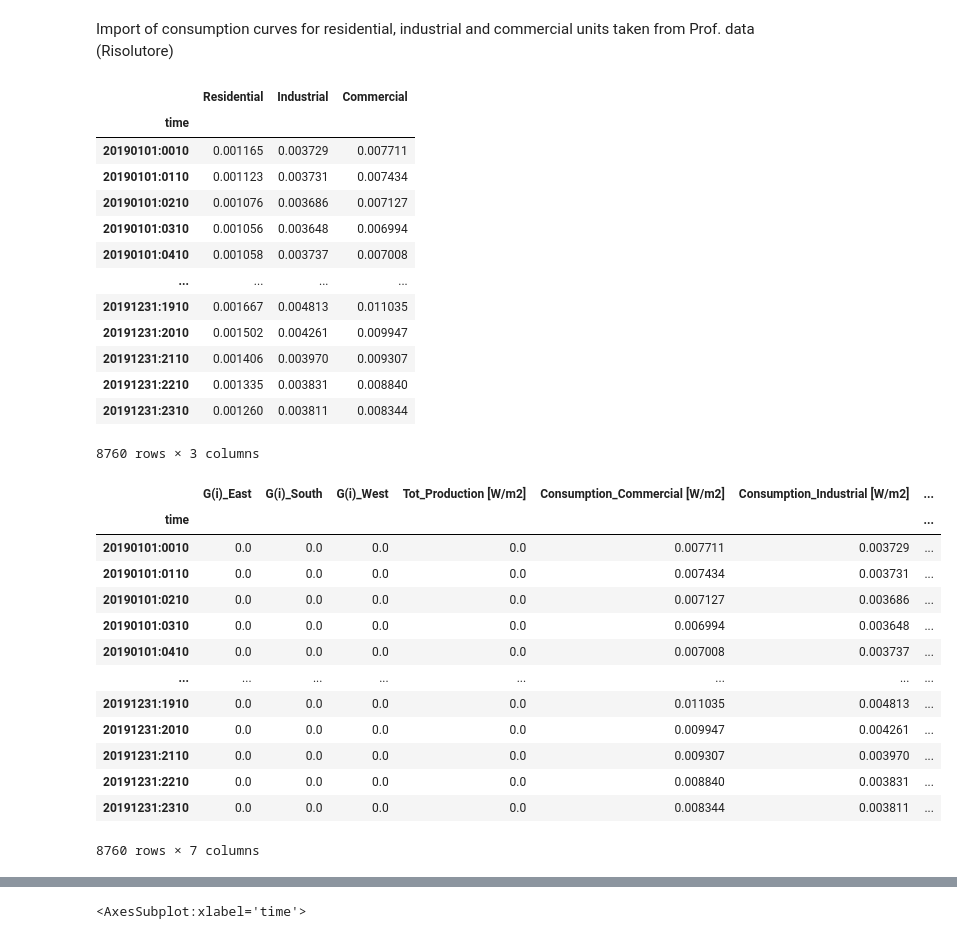
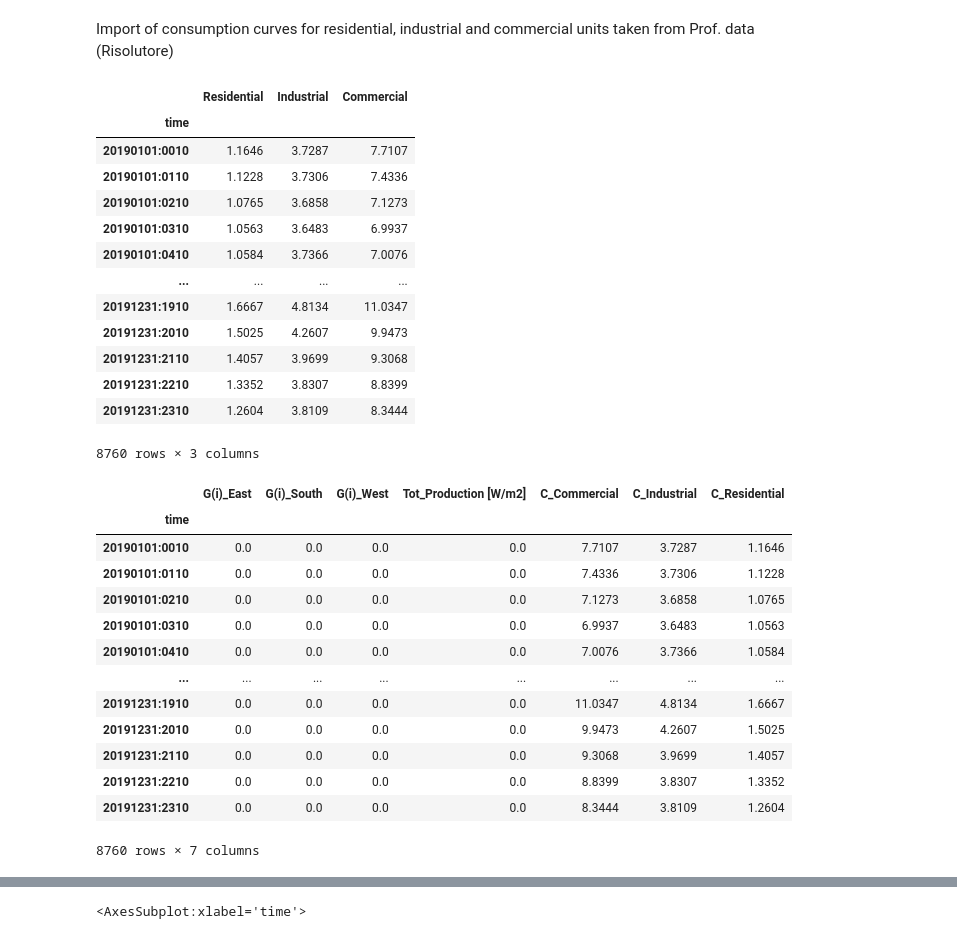
Before and after one commit to ALBOS-LAB/Thesis, a Jupyter notebook: Thesis.ipynb, the cells around one changed output, grey strips where cells are left out. Saved outputs shown, nothing was run; the diff lists cells and outputs as text; code cells hidden in the pictures.

```diff
--- a/Thesis.ipynb
+++ b/Thesis.ipynb
@@ -10,4 +10,4 @@ import pyomo.environ as pyo
 import numpy  as np
 import matplotlib.pyplot as plt
 import datetime
-Data_path = "C:\Users\Nik\Documents\GitHub\Thesis\CSV"
+Data_path = "C:/Users/Nik/Documents/GitHub/Thesis/CSV"
@@ -117,36 +117,36 @@ DF
 # %% [output]
 |  | Residential | Industrial | Commercial |
 | time |  |  |  |
-| 20190101:0010 | 0.001165 | 0.003729 | 0.007711 |
-| 20190101:0110 | 0.001123 | 0.003731 | 0.007434 |
-| 20190101:0210 | 0.001076 | 0.003686 | 0.007127 |
-| 20190101:0310 | 0.001056 | 0.003648 | 0.006994 |
-| 20190101:0410 | 0.001058 | 0.003737 | 0.007008 |
+| 20190101:0010 | 1.1646 | 3.7287 | 7.7107 |
+| 20190101:0110 | 1.1228 | 3.7306 | 7.4336 |
+| 20190101:0210 | 1.0765 | 3.6858 | 7.1273 |
+| 20190101:0310 | 1.0563 | 3.6483 | 6.9937 |
+| 20190101:0410 | 1.0584 | 3.7366 | 7.0076 |
 | ... | ... | ... | ... |
-| 20191231:1910 | 0.001667 | 0.004813 | 0.011035 |
-| 20191231:2010 | 0.001502 | 0.004261 | 0.009947 |
-| 20191231:2110 | 0.001406 | 0.003970 | 0.009307 |
-| 20191231:2210 | 0.001335 | 0.003831 | 0.008840 |
-| 20191231:2310 | 0.001260 | 0.003811 | 0.008344 |
+| 20191231:1910 | 1.6667 | 4.8134 | 11.0347 |
+| 20191231:2010 | 1.5025 | 4.2607 | 9.9473 |
+| 20191231:2110 | 1.4057 | 3.9699 | 9.3068 |
+| 20191231:2210 | 1.3352 | 3.8307 | 8.8399 |
+| 20191231:2310 | 1.2604 | 3.8109 | 8.3444 |
 8760 rows × 3 columns
 # %%
-DF_Production.insert(4,'Consumption_Residential [W/m2]', DF.loc[:,'Residential'])
-DF_Production.insert(4,'Consumption_Industrial [W/m2]', DF.loc[:,'Industrial'])
-DF_Production.insert(4,'Consumption_Commercial [W/m2]', DF.loc[:,'Commercial'])
+DF_Production.insert(4,'C_Residential', DF.loc[:,'Residential'])
+DF_Production.insert(4,'C_Industrial', DF.loc[:,'Industrial'])
+DF_Production.insert(4,'C_Commercial', DF.loc[:,'Commercial'])
 DF_Production
 # %% [output]
-|  | G(i)_East | G(i)_South | G(i)_West | Tot_Production [W/m2] | Consumption_Commercial [W/m2] | Consumption_Industrial [W/m2] | ... |
-| time |  |  |  |  |  |  | ... |
-| 20190101:0010 | 0.0 | 0.0 | 0.0 | 0.0 | 0.007711 | 0.003729 | ... |
-| 20190101:0110 | 0.0 | 0.0 | 0.0 | 0.0 | 0.007434 | 0.003731 | ... |
-| 20190101:0210 | 0.0 | 0.0 | 0.0 | 0.0 | 0.007127 | 0.003686 | ... |
-| 20190101:0310 | 0.0 | 0.0 | 0.0 | 0.0 | 0.006994 | 0.003648 | ... |
-| 20190101:0410 | 0.0 | 0.0 | 0.0 | 0.0 | 0.007008 | 0.003737 | ... |
+|  | G(i)_East | G(i)_South | G(i)_West | Tot_Production [W/m2] | C_Commercial | C_Industrial | C_Residential |
+| time |  |  |  |  |  |  |  |
+| 20190101:0010 | 0.0 | 0.0 | 0.0 | 0.0 | 7.7107 | 3.7287 | 1.1646 |
+| 20190101:0110 | 0.0 | 0.0 | 0.0 | 0.0 | 7.4336 | 3.7306 | 1.1228 |
+| 20190101:0210 | 0.0 | 0.0 | 0.0 | 0.0 | 7.1273 | 3.6858 | 1.0765 |
+| 20190101:0310 | 0.0 | 0.0 | 0.0 | 0.0 | 6.9937 | 3.6483 | 1.0563 |
+| 20190101:0410 | 0.0 | 0.0 | 0.0 | 0.0 | 7.0076 | 3.7366 | 1.0584 |
 | ... | ... | ... | ... | ... | ... | ... | ... |
-| 20191231:1910 | 0.0 | 0.0 | 0.0 | 0.0 | 0.011035 | 0.004813 | ... |
-| 20191231:2010 | 0.0 | 0.0 | 0.0 | 0.0 | 0.009947 | 0.004261 | ... |
-| 20191231:2110 | 0.0 | 0.0 | 0.0 | 0.0 | 0.009307 | 0.003970 | ... |
-| 20191231:2210 | 0.0 | 0.0 | 0.0 | 0.0 | 0.008840 | 0.003831 | ... |
-| 20191231:2310 | 0.0 | 0.0 | 0.0 | 0.0 | 0.008344 | 0.003811 | ... |
+| 20191231:1910 | 0.0 | 0.0 | 0.0 | 0.0 | 11.0347 | 4.8134 | 1.6667 |
+| 20191231:2010 | 0.0 | 0.0 | 0.0 | 0.0 | 9.9473 | 4.2607 | 1.5025 |
+| 20191231:2110 | 0.0 | 0.0 | 0.0 | 0.0 | 9.3068 | 3.9699 | 1.4057 |
+| 20191231:2210 | 0.0 | 0.0 | 0.0 | 0.0 | 8.8399 | 3.8307 | 1.3352 |
+| 20191231:2310 | 0.0 | 0.0 | 0.0 | 0.0 | 8.3444 | 3.8109 | 1.2604 |
 8760 rows × 7 columns
 # %%
```
Also changed, not shown: parts of 6 cells of this notebook, 1 other file.
